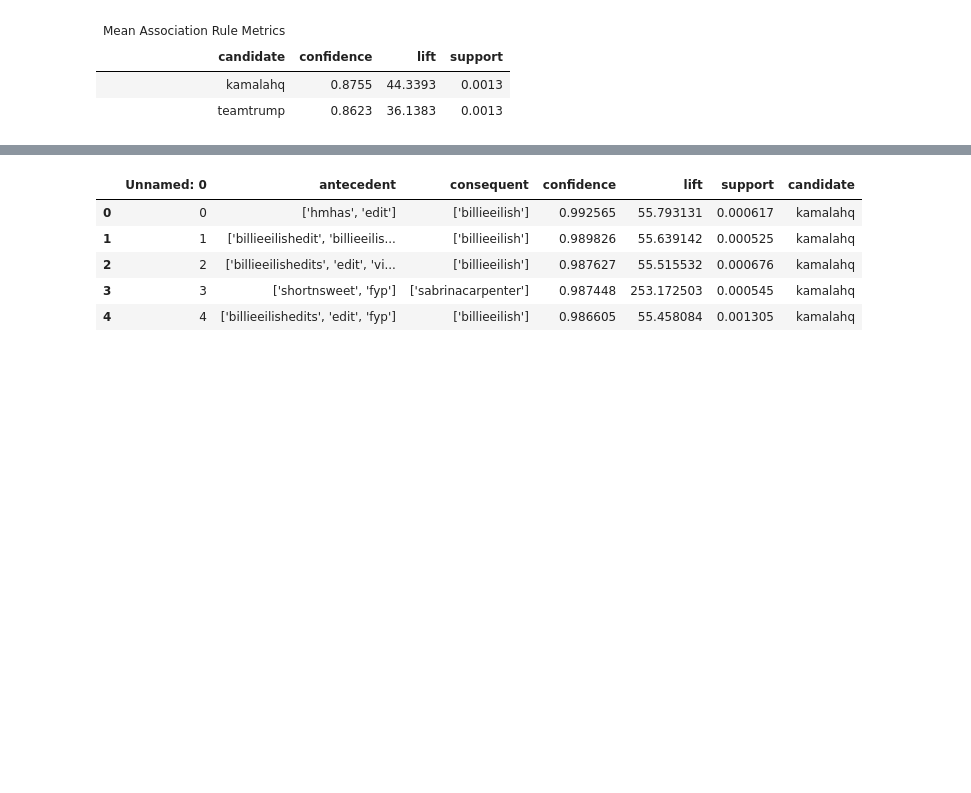
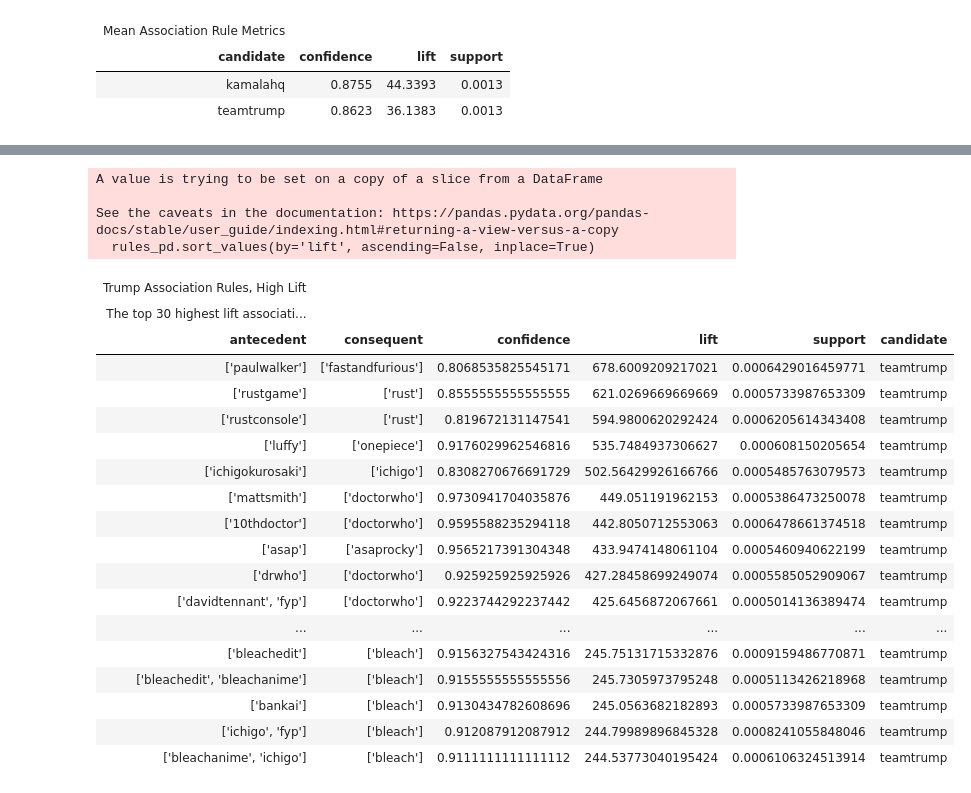
Before and after one commit to nitomanto/the-t-word, a Jupyter notebook: spark_itemset_copy.ipynb, the cells around one changed output, grey strips where cells are left out. Drawn from its saved outputs; the diff is of its cells as text; code cells hidden in the pictures; blank space fills up the shorter version.

```diff
--- a/spark_itemset_copy.ipynb
+++ b/spark_itemset_copy.ipynb
@@ -906,9 +923,30 @@ ImportError: cannot import name 'Sentinel' from 'typing_extensions' (/home/nitom
-# %%
-rules_pd_merged.head()
-# %% [output]
-|  | Unnamed: 0 | antecedent | consequent | confidence | lift | support | candidate |
-| 0 | 0 | ['hmhas', 'edit'] | ['billieeilish'] | 0.992565 | 55.793131 | 0.000617 | kamalahq |
-| 1 | 1 | ['billieeilishedit', 'billieeilis... | ['billieeilish'] | 0.989826 | 55.639142 | 0.000525 | kamalahq |
-| 2 | 2 | ['billieeilishedits', 'edit', 'vi... | ['billieeilish'] | 0.987627 | 55.515532 | 0.000676 | kamalahq |
-| 3 | 3 | ['shortnsweet', 'fyp'] | ['sabrinacarpenter'] | 0.987448 | 253.172503 | 0.000545 | kamalahq |
-| 4 | 4 | ['billieeilishedits', 'edit', 'fyp'] | ['billieeilish'] | 0.986605 | 55.458084 | 0.001305 | kamalahq |
+# %%
+rules_pd = rules_pd_merged[rules_pd_merged['candidate']=='teamtrump']
+rules_pd.sort_values(by='lift', ascending=False, inplace=True)
+rules_pd = rules_pd[:30]
+gt_t_rules = GT(rules_pd).tab_header(title='Trump Association Rules, High Lift', subtitle='The top 30 highest lift association rules')
+gt_t_rules.save('viz/gt_trump_association_rules_lift.png')
+# %% [output]
+A value is trying to be set on a copy of a slice from a DataFrame
+
+See the caveats in the documentation: https://pandas.pydata.org/pandas-docs/stable/user_guide/indexing.html#returning-a-view-versus-a-copy
+  rules_pd.sort_values(by='lift', ascending=False, inplace=True)
+| Trump Association Rules, High Lift |  |  |  |  |  |
+| The top 30 highest lift associati... |  |  |  |  |  |
+| antecedent | consequent | confidence | lift | support | candidate |
+| ['paulwalker'] | ['fastandfurious'] | 0.8068535825545171 | 678.6009209217021 | 0.0006429016459771 | teamtrump |
+| ['rustgame'] | ['rust'] | 0.8555555555555555 | 621.0269669669669 | 0.0005733987653309 | teamtrump |
+| ['rustconsole'] | ['rust'] | 0.819672131147541 | 594.9800620292424 | 0.0006205614343408 | teamtrump |
+| ['luffy'] | ['onepiece'] | 0.9176029962546816 | 535.7484937306627 | 0.000608150205654 | teamtrump |
+| ['ichigokurosaki'] | ['ichigo'] | 0.8308270676691729 | 502.56429926166766 | 0.0005485763079573 | teamtrump |
+| ['mattsmith'] | ['doctorwho'] | 0.9730941704035876 | 449.051191962153 | 0.0005386473250078 | teamtrump |
+| ['10thdoctor'] | ['doctorwho'] | 0.9595588235294118 | 442.8050712553063 | 0.0006478661374518 | teamtrump |
+| ['asap'] | ['asaprocky'] | 0.9565217391304348 | 433.9474148061104 | 0.0005460940622199 | teamtrump |
+| ['drwho'] | ['doctorwho'] | 0.925925925925926 | 427.28458699249074 | 0.0005585052909067 | teamtrump |
+| ['davidtennant', 'fyp'] | ['doctorwho'] | 0.9223744292237442 | 425.6456872067661 | 0.0005014136389474 | teamtrump |
+| ... | ... | ... | ... | ... | ... |
+| ['bleachedit'] | ['bleach'] | 0.9156327543424316 | 245.75131715332876 | 0.0009159486770871 | teamtrump |
+| ['bleachedit', 'bleachanime'] | ['bleach'] | 0.9155555555555556 | 245.7305973795248 | 0.0005113426218968 | teamtrump |
+| ['bankai'] | ['bleach'] | 0.9130434782608696 | 245.0563682182893 | 0.0005733987653309 | teamtrump |
+| ['ichigo', 'fyp'] | ['bleach'] | 0.912087912087912 | 244.79989896845328 | 0.0008241055848046 | teamtrump |
+| ['bleachanime', 'ichigo'] | ['bleach'] | 0.9111111111111112 | 244.53773040195424 | 0.0006106324513914 | teamtrump |
```
Also changed, not shown: parts of 10 cells of this notebook.
